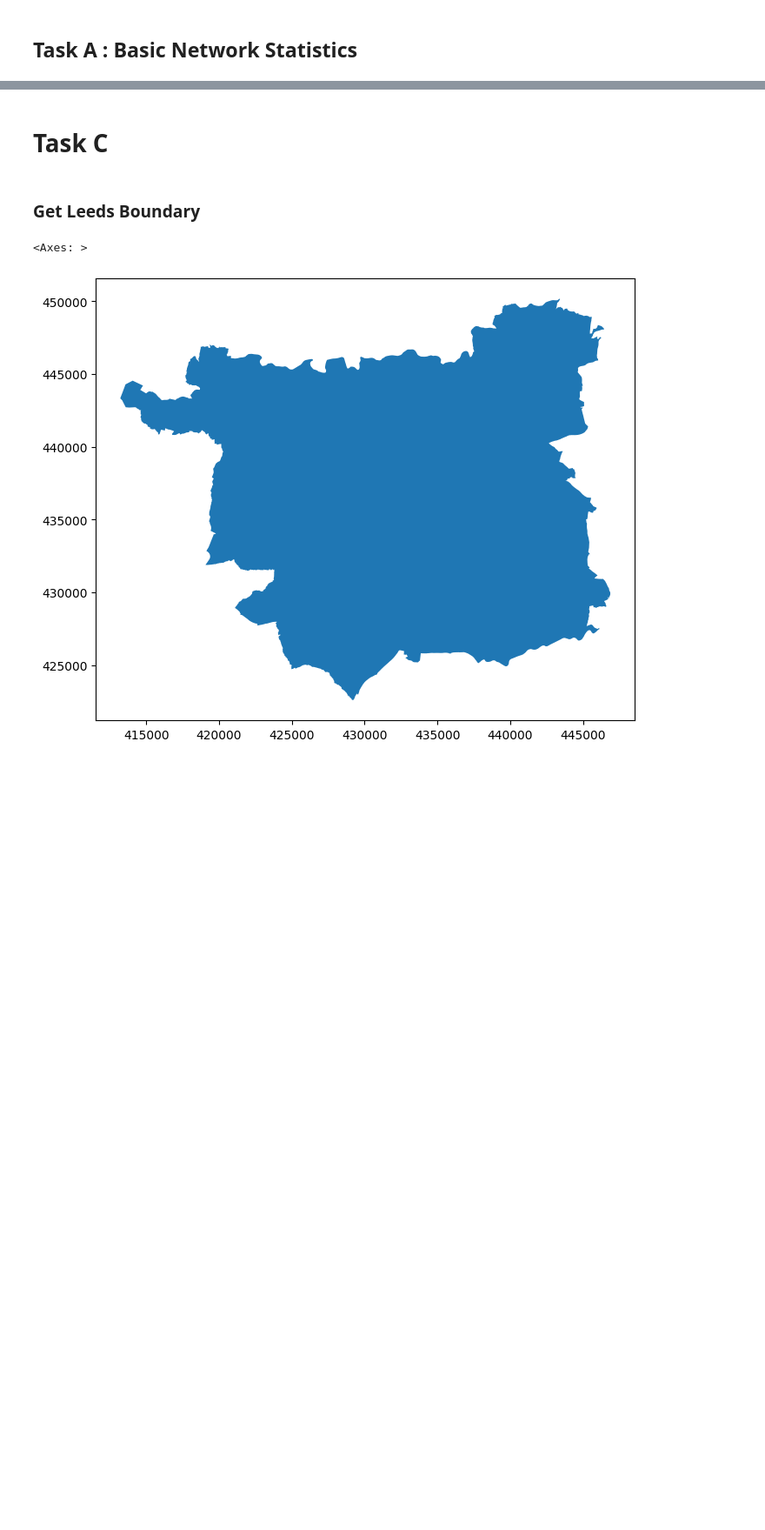
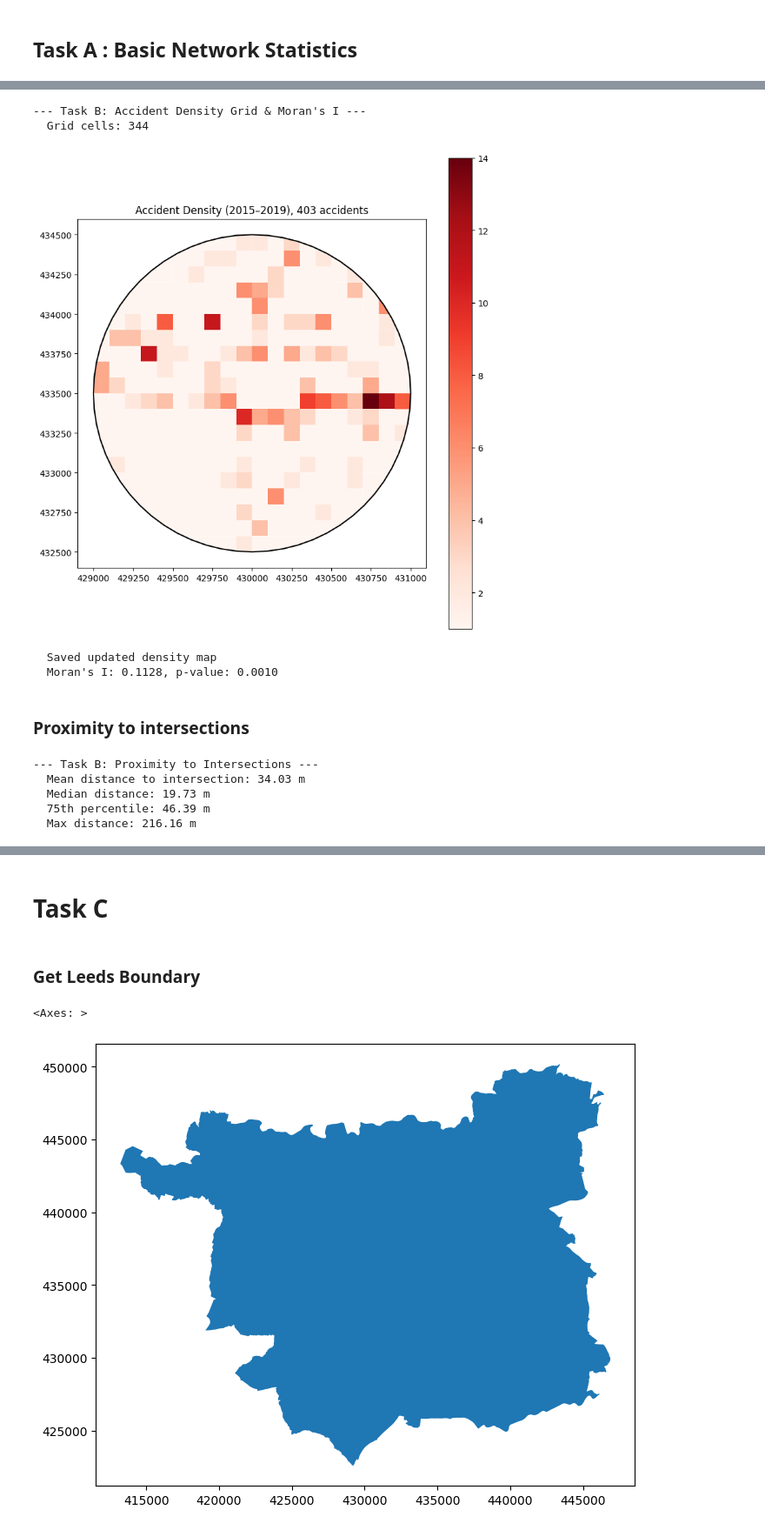
Before and after one commit to kunalsgodara/Network-data, a Jupyter notebook: notebooks/road_network_analysis.ipynb, the cells around one changed output, grey strips where cells are left out. Shown at 87% size. Saved outputs shown, nothing was run; the diff lists cells and outputs as text; code cells hidden in the pictures; blank space fills up the shorter version.

```diff
--- a/notebooks/road_network_analysis.ipynb
+++ b/notebooks/road_network_analysis.ipynb
@@ -423,0 +288,74 @@ plt.show()
+# %%
+print("\n--- Task B: Accident Density Grid & Moran's I ---")
+
+# Study area in BNG
+study_area_gdf = gpd.GeoDataFrame(geometry=[buffer_final], crs='EPSG:27700')
+minx, miny, maxx, maxy = study_area_gdf.total_bounds
+cell_size = 100
+grid_cells = []
+for x in np.arange(minx, maxx, cell_size):
+    for y in np.arange(miny, maxy, cell_size):
+        grid_cells.append(Polygon([
+            (x, y), (x+cell_size, y), (x+cell_size, y+cell_size), (x, y+cell_size)
+        ]))
+grid = gpd.GeoDataFrame({"geometry": grid_cells}, crs='EPSG:27700')
+grid = gpd.overlay(grid, study_area_gdf, how='intersection')
+print(f"  Grid cells: {len(grid)}")
+# %% [output]
+--- Task B: Accident Density Grid & Moran's I ---
+  Grid cells: 344
+# %%
+join = gpd.sjoin(grid, accidents_in_area.to_crs('EPSG:27700'), how='left', predicate='contains')
+counts = join.groupby(join.index).size()
+grid['accident_count'] = counts
+grid['accident_count'] = grid['accident_count'].fillna(0)
+
+fig, ax = plt.subplots(figsize=(8, 8))
+grid.plot(column='accident_count', cmap='Reds', legend=True, ax=ax)
+study_area_gdf.boundary.plot(ax=ax, color='black')
+plt.title(f'Accident Density (2015–2019), {len(accidents_in_area)} accidents')
+plt.tight_layout()
+plt.savefig(f'{OUT}/image_accident_density.png', dpi=150, bbox_inches='tight')
+plt.show()
+plt.close()
+print(f"  Saved updated density map")
+
+from libpysal.weights import Queen
+from esda.moran import Moran
+
+w = Queen.from_dataframe(grid)
+moran = Moran(grid['accident_count'], w)
+print(f"  Moran's I: {moran.I:.4f}, p-value: {moran.p_sim:.4f}")
+# %% [output]
+[figure, added]
+  Saved updated density map
+  Moran's I: 0.1128, p-value: 0.0010
+# %% [markdown]
+### Proximity to intersections
+# %%
+print("\n--- Task B: Proximity to Intersections ---")
+
+nodes_gdf_bng = nodes_gdf.to_crs('EPSG:27700')
+accidents_bng = accidents_in_area.to_crs('EPSG:27700')
+
+# Intersections only
+intersection_gdf = nodes_gdf_bng[nodes_gdf_bng.index.isin(intersections)]
+
+from shapely.ops import nearest_points
+
+dist_to_int = []
+for idx, acc in accidents_bng.iterrows():
+    dists = intersection_gdf.geometry.distance(acc.geometry)
+    dist_to_int.append(dists.min())
+
+dist_arr = np.array(dist_to_int)
+print(f"  Mean distance to intersection: {dist_arr.mean():.2f} m")
+print(f"  Median distance: {np.median(dist_arr):.2f} m")
+print(f"  75th percentile: {np.percentile(dist_arr, 75):.2f} m")
+print(f"  Max distance: {dist_arr.max():.2f} m")
+# %% [output]
+--- Task B: Proximity to Intersections ---
+  Mean distance to intersection: 34.03 m
+  Median distance: 19.73 m
+  75th percentile: 46.39 m
+  Max distance: 216.16 m
```
Also changed, not shown: parts of 74 cells of this notebook, 16 other files.
